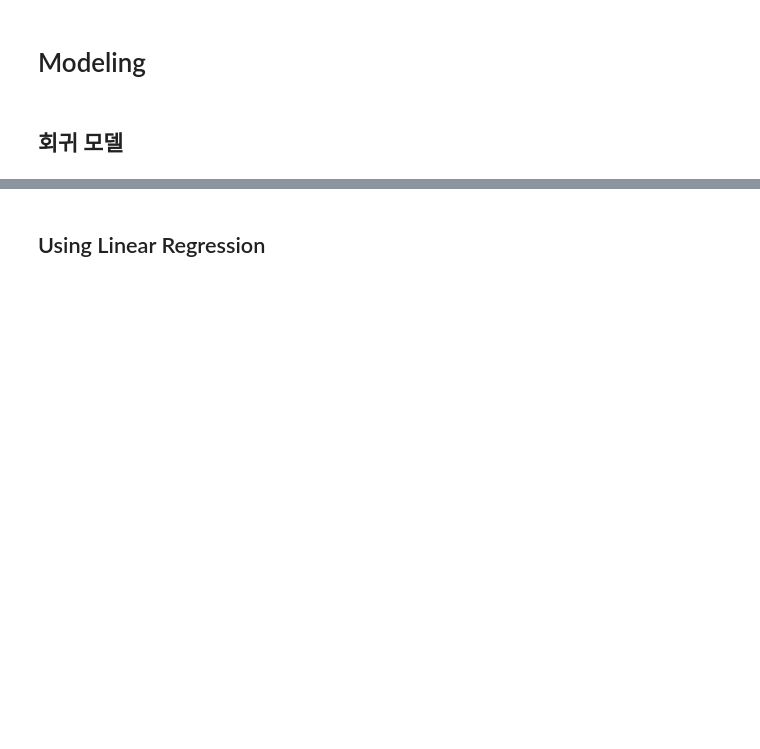
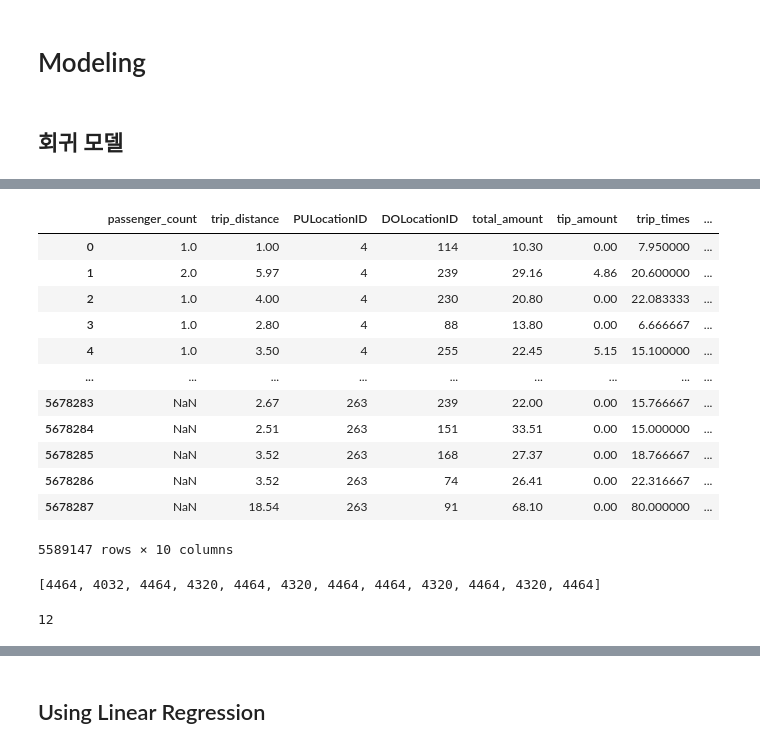
Before and after one commit to SoftwareApplicatiokn/newyork_taxi, a Jupyter notebook: taxi_model.ipynb, the cells around one changed output, grey strips where cells are left out. Saved outputs shown, nothing was run; the diff lists cells and outputs as text; code cells hidden in the pictures; blank space fills up the shorter version.

```diff
--- a/taxi_model.ipynb
+++ b/taxi_model.ipynb
@@ -419,0 +448,24 @@ print(df_test.shape)
+# %%
+months_frame[6]
+# %% [output]
+|  | passenger_count | trip_distance | PULocationID | DOLocationID | total_amount | tip_amount | trip_times | ... |
+| 0 | 1.0 | 1.00 | 4 | 114 | 10.30 | 0.00 | 7.950000 | ... |
+| 1 | 2.0 | 5.97 | 4 | 239 | 29.16 | 4.86 | 20.600000 | ... |
+| 2 | 1.0 | 4.00 | 4 | 230 | 20.80 | 0.00 | 22.083333 | ... |
+| 3 | 1.0 | 2.80 | 4 | 88 | 13.80 | 0.00 | 6.666667 | ... |
+| 4 | 1.0 | 3.50 | 4 | 255 | 22.45 | 5.15 | 15.100000 | ... |
+| ... | ... | ... | ... | ... | ... | ... | ... | ... |
+| 5678283 | NaN | 2.67 | 263 | 239 | 22.00 | 0.00 | 15.766667 | ... |
+| 5678284 | NaN | 2.51 | 263 | 151 | 33.51 | 0.00 | 15.000000 | ... |
+| 5678285 | NaN | 3.52 | 263 | 168 | 27.37 | 0.00 | 18.766667 | ... |
+| 5678286 | NaN | 3.52 | 263 | 74 | 26.41 | 0.00 | 22.316667 | ... |
+| 5678287 | NaN | 18.54 | 263 | 91 | 68.10 | 0.00 | 80.000000 | ... |
+5589147 rows × 10 columns
+# %%
+pickup_bins_len
+# %% [output]
+[4464, 4032, 4464, 4320, 4464, 4320, 4464, 4464, 4320, 4464, 4320, 4464]
+# %%
+len(months_frame)
+# %% [output]
+12
```
Also changed, not shown: parts of 24 cells of this notebook, 1 other file.
